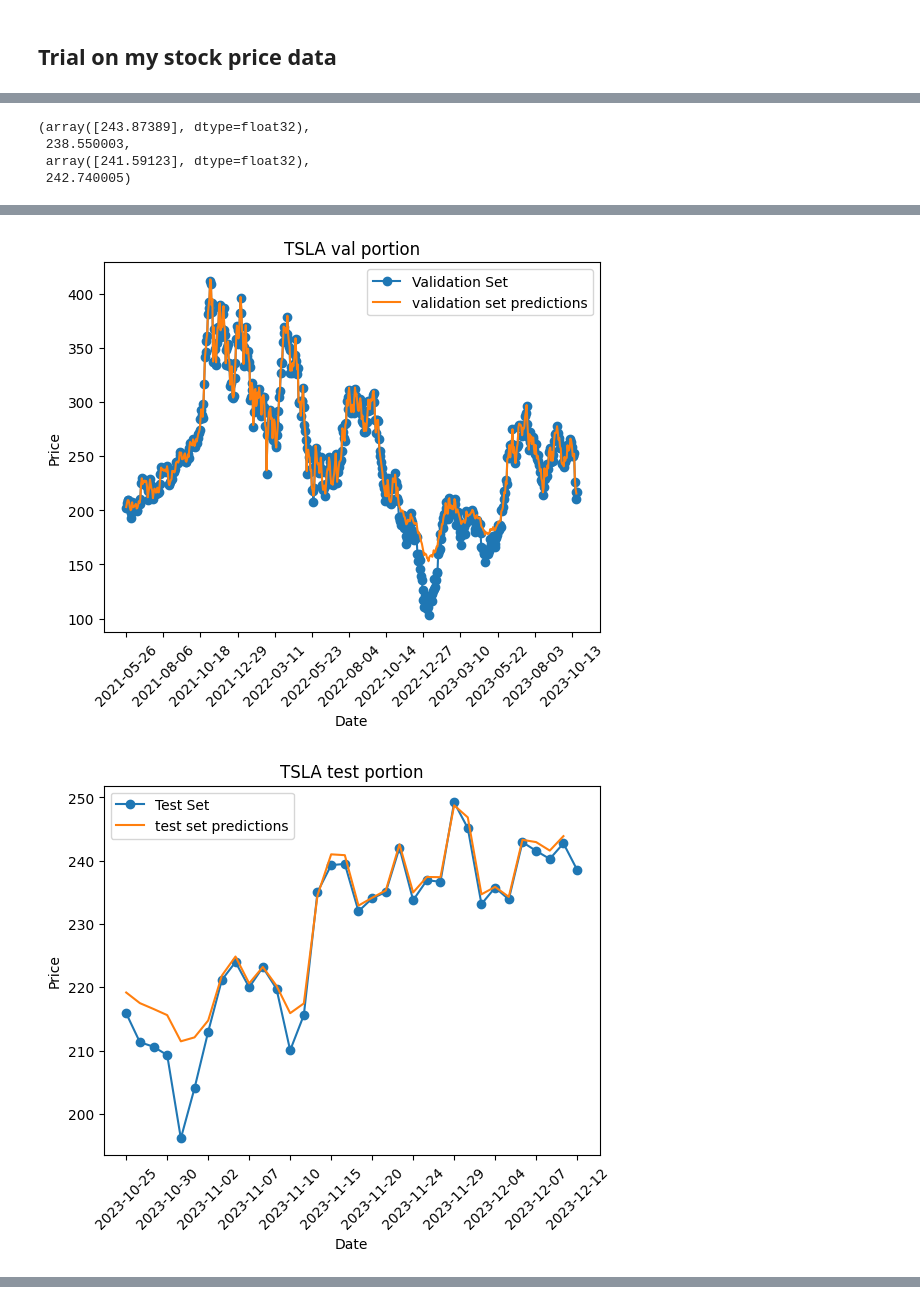
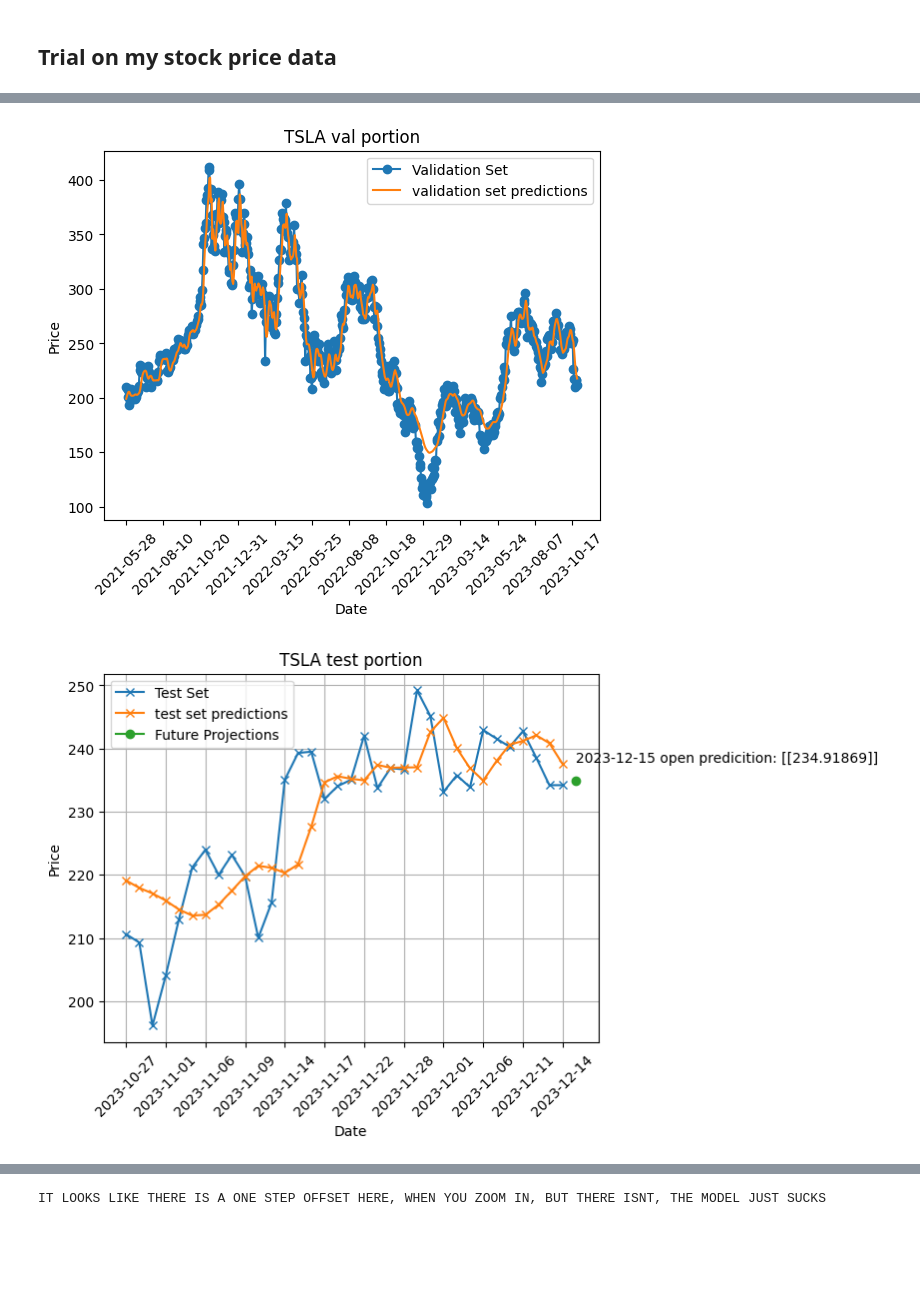
Before and after one commit to lrpalmer27/ForcePredictionRNN, a Jupyter notebook: devl.ipynb, the cells around one changed output, grey strips where cells are left out. Cells and saved outputs as stored; diff of their text form; code cells hidden in the pictures; blank space fills up the shorter version.

Commit message:
mostly working; just need to make the model structure better and we should get better results

```diff
--- a/devl.ipynb
+++ b/devl.ipynb
@@ -211,3 +171,7 @@ model=load_model(logspath)
+# %%
+# this is just making sure we can access it
+model=tf.keras.models.load_model(logspath)
+log_data = pd.read_csv(os.path.join(logspath,'training.log'), sep=',', engine='python') #this loads up the history
 # %%
 train_predictions=model.predict(x_train).flatten()
 yflat=y_train.flatten()
@@ -286,7 +221,7 @@ def genDateSplit(dates,windowSize,threshold=0.8,valsize=0.01):
 unixdates=df.Date.tolist()
 ndates=[]
 for i in unixdates:
-    ndates.append(datetime.utcfromtimestamp(i).strftime('%Y-%m-%d'))
+    ndates.append(datetime.datetime.utcfromtimestamp(i).strftime('%Y-%m-%d'))
 # print(ndates)
 
 trainDates,val_dates,testDates=genDateSplit(ndates,windowSize)
@@ -317,5 +236,7 @@ x_set4Predict.shape,x_test.shape
 # %%
+new_x_set4Predict=np.concatenate((x_test[-1:,-9:,:],np.array([[y_test[-1]]]).reshape(1, 1, 1)),axis=1)
+
 val_predictions=model.predict(x_val)
 test_predictions=model.predict(x_test)
-future_predict=model.predict(x_set4Predict)
+future_predict=model.predict(new_x_set4Predict)
 # %% [output]
@@ -351,10 +260,3 @@ plt.show()
-# %%
-normTestPredictions[-1],normed_ytest[-1],normTestPredictions[-2],normed_ytest[-2]
-# %% [output]
-(array([243.87389], dtype=float32),
- 238.550003,
- array([241.59123], dtype=float32),
- 242.740005)
 # %%
 #Plot the real stock prices
 plt.plot(trainDates,normed_ytrain.flatten(),label="train (first 80%)")
@@ -362,8 +264,8 @@ plt.xticks(trainDates[::200],rotation=45)
 plt.plot(val_dates,normed_yval.flatten(),label="val (last 20%)")
 plt.plot(testDates,normed_ytest.flatten(),label="test (very last 30 pts)")
 
-plt.plot(val_dates[:-1],normValPreedict[1:],label="validation set predictions")
-plt.plot(testDates[:-1],normTestPredictions[1:],label="test set predictions")
+plt.plot(val_dates,normValPreedict,label="validation set predictions")
+plt.plot(testDates,normTestPredictions,label="test set predictions")
 plt.title('TSLA price history (all)')
 plt.ylabel('Price')
 plt.xlabel('Date')
@@ -372,7 +274,7 @@ plt.show()
 
 plt.plot(val_dates,normed_yval,label="Validation Set",marker='o')
 
-plt.plot(val_dates[:-1],normValPreedict[1:],label="validation set predictions")
+plt.plot(val_dates,normValPreedict,label="validation set predictions")
 plt.xticks(val_dates[::50],rotation=45)
 plt.title('TSLA val portion')
 plt.ylabel('Price')
@@ -380,21 +282,18 @@ plt.xlabel('Date')
 plt.legend()
 plt.show()
 
-plt.plot(testDates,normed_ytest,label="Test Set",marker='o')
-plt.plot(testDates[:-1],normTestPredictions[1:],label="test set predictions")
+plt.plot(testDates,normed_ytest,label="Test Set",marker='x')
+plt.plot(testDates,normTestPredictions,label="test set predictions",marker='x')
+futureDate=(datetime.datetime.strptime(testDates[-1],'%Y-%m-%d')+datetime.timedelta(days=1)).strftime('%Y-%m-%d')
+plt.plot(futureDate,normed_futurePrediction,label="Future Projections",marker='o')
+plt.annotate(f"{futureDate} open predicition: {normed_futurePrediction}",[futureDate,normed_futurePrediction+3])
 plt.xticks(testDates[::3],rotation=45)
 plt.title('TSLA test portion')
 plt.ylabel('Price')
 plt.xlabel('Date')
+plt.grid()
 plt.legend()
 plt.show()
 
-plt.plot(testDates[-1],normed_futurePrediction,label="Future Projections",marker='o')
-annot=[testDates[-1],normed_futurePrediction]
-plt.annotate(annot,annot)
-plt.title('TSLA furture predictions')
-plt.ylabel('Price')
-plt.xlabel('Date')
-plt.legend()
-plt.show()
+print('IT LOOKS LIKE THERE IS A ONE STEP OFFSET HERE, WHEN YOU ZOOM IN, BUT THERE ISNT, THE MODEL JUST SUCKS')
 # %% [output]
@@ -402,2 +301,2 @@ plt.show()
-[figure, old version]
+[figure, new version]
-[figure, old version]
+[figure, new version]
@@ -404,0 +303 @@ plt.show()
+IT LOOKS LIKE THERE IS A ONE STEP OFFSET HERE, WHEN YOU ZOOM IN, BUT THERE ISNT, THE MODEL JUST SUCKS
```
Also changed, not shown: parts of 26 cells of this notebook, 6 other files.
